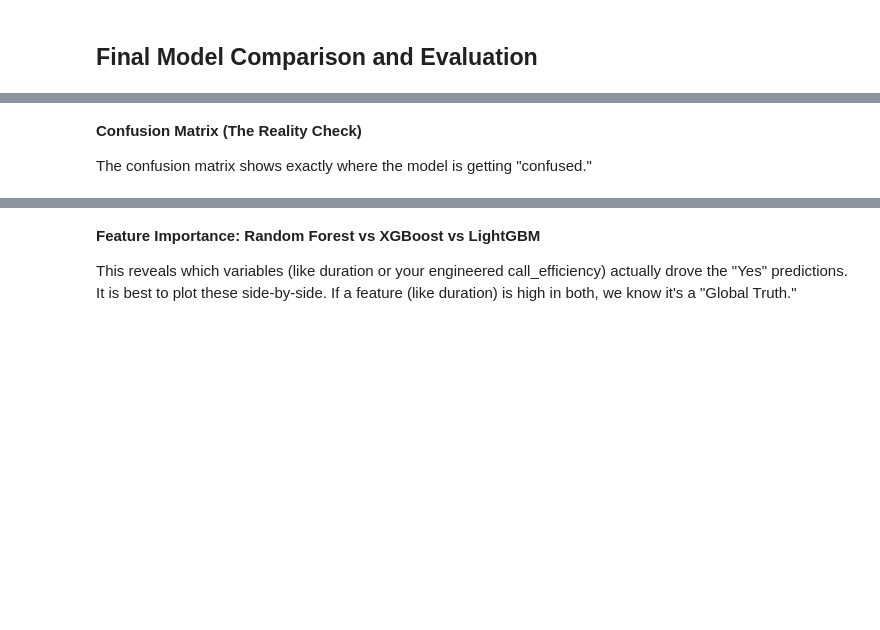
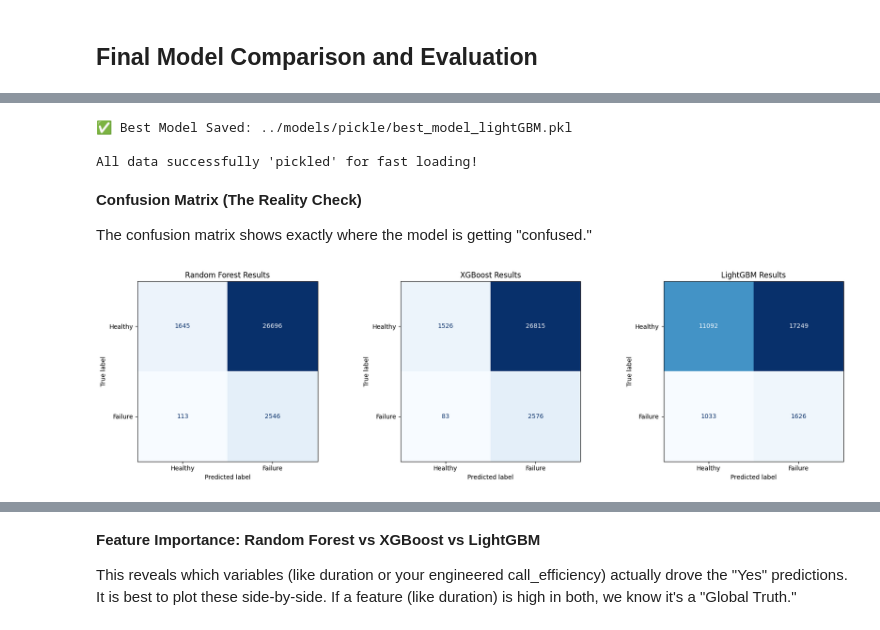
Before and after one commit to Jal247/End-to-End-Predictive-Maintenance-Pipeline, a Jupyter notebook: notebook/03_Temporal split_model_fitting_Evaluation_SHAP.ipynb, the cells around one changed output, grey strips where cells are left out. Drawn from its saved outputs; the diff is of its cells as text; code cells hidden in the pictures; blank space fills up the shorter version.

```diff
--- a/notebook/03_Temporal split_model_fitting_Evaluation_SHAP.ipynb
+++ b/notebook/03_Temporal split_model_fitting_Evaluation_SHAP.ipynb
@@ -31,3 +16,9 @@ model_features = [
+# %%
+# import the model_features
+import pickle
+
+with open("../models/pickle/model_features.pkl", 'rb') as f:
+    loaded_list = pickle.load(f)
 # %%
 print(df_master[model_features].shape)
 df_master[model_features].head()
@@ -339,11 +851,11 @@ for name, pred in models.items():
     comparison_data.append({
         "Model": name,
         "Accuracy": accuracy_score(y_test, pred),
-        "Precision (Yes)": precision_score(y_test, pred),
-        "Recall (Yes)": recall_score(y_test, pred),
-        "F1-Score (Yes)": f1_score(y_test, pred)
+        "Precision (1)": precision_score(y_test, pred),
+        "Recall (1)": recall_score(y_test, pred),
+        "F1-Score (1)": f1_score(y_test, pred)
     })
 
-comparison_df = pd.DataFrame(comparison_data).sort_values(by="F1-Score (Yes)", ascending=False)
+comparison_df = pd.DataFrame(comparison_data).sort_values(by="F1-Score (1)", ascending=False)
 print(comparison_df)
 # %% [output]
@@ -363,4 +896,57 @@ F1-Score: This is the "Goldilocks" metric that balances both.
+# %%
+# Saving Data with Pickle
+# You can save your processed datasets similarly to how you saved them as CSVs, but using the .pkl extension.
+
+import pickle
+import os
+
+# Create directory if it doesn't exist
+if not os.path.exists('../models/pickle/'):
+    os.makedirs('../models/pickle/')
+
+with open('../models/pickle/best_model_lightGBM.pkl', 'wb') as f:
+     pickle.dump(best_lgbm, f)
+
+
+
+print(f"✅ Best Model Saved: {'../models/pickle/best_model_lightGBM.pkl'}")
+print("\nAll data successfully 'pickled' for fast loading!")
+# to load the model
+# with open("models/random_forest_model.pkl", "rb") as f:
+#     model = pickle.load(f)
+# %% [output]
+✅ Best Model Saved: ../models/pickle/best_model_lightGBM.pkl
+
+All data successfully 'pickled' for fast loading!
 # %% [markdown]
 **Confusion Matrix (The Reality Check)**
 
 The confusion matrix shows exactly where the model is getting "confused."
+# %%
+import matplotlib.pyplot as plt
+from sklearn.metrics import confusion_matrix, ConfusionMatrixDisplay
+
+# 1. Define the models and their predictions
+# Replace these with your actual prediction variables if named differently
+model_preds = {
+    "Random Forest": y_pred_rf,
+    "XGBoost": y_pred_xgb,
+    "LightGBM": y_pred_lgbm
+}
+
+# 2. Setup the figure for 3 plots in a row
+fig, axes = plt.subplots(1, 3, figsize=(18, 5))
+
+for i, (name, pred) in enumerate(model_preds.items()):
+    cm = confusion_matrix(y_test, pred)
+    disp = ConfusionMatrixDisplay(confusion_matrix=cm, display_labels=['Healthy', 'Failure'])
+
+    disp.plot(ax=axes[i], cmap='Blues', colorbar=False)
+    axes[i].set_title(f'{name} Results')
+    axes[i].grid(False) # Clean up grid lines
+
+plt.tight_layout()
+plt.savefig('../images/Confustion_Matrix_comparison.png')
+plt.show()
+# %% [output]
+[figure, added]
```
Also changed, not shown: parts of 48 cells of this notebook, 29 other files.
